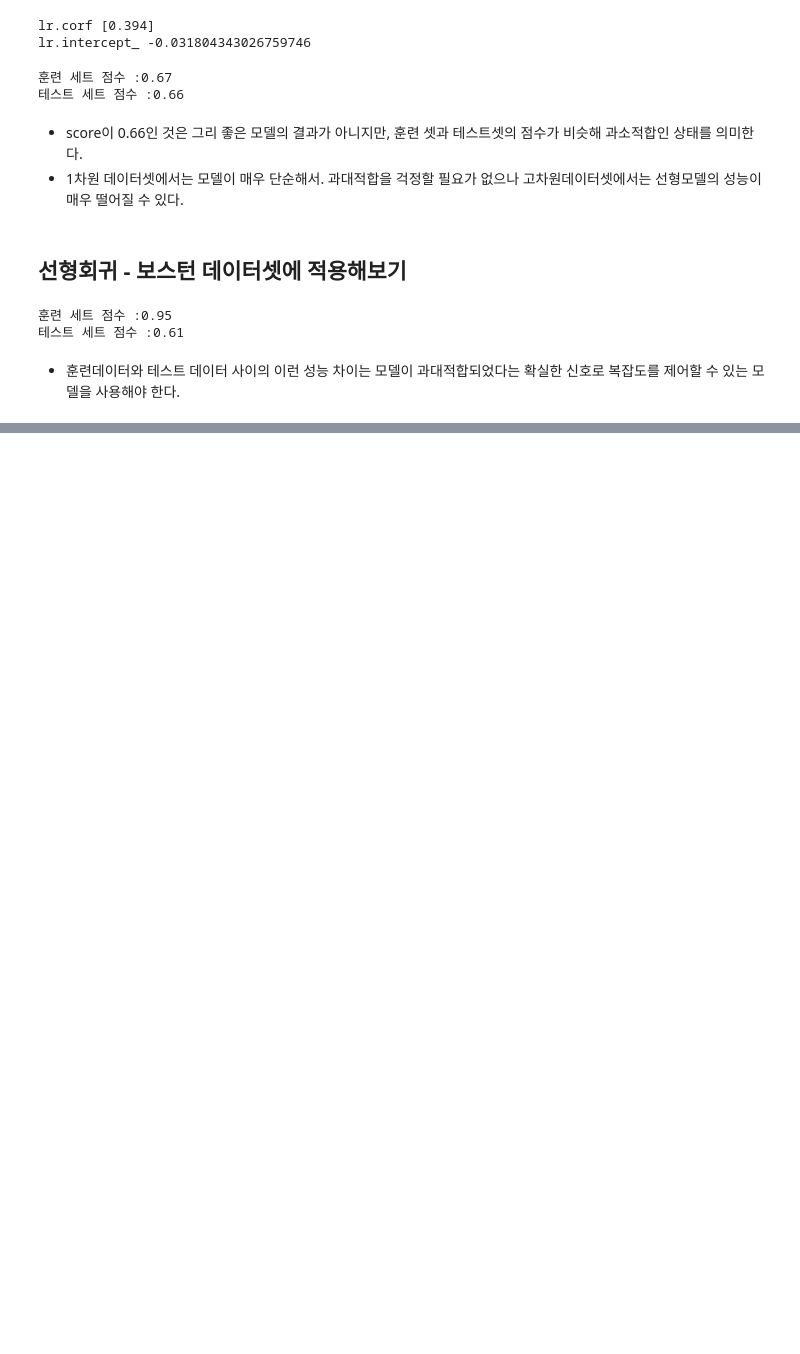
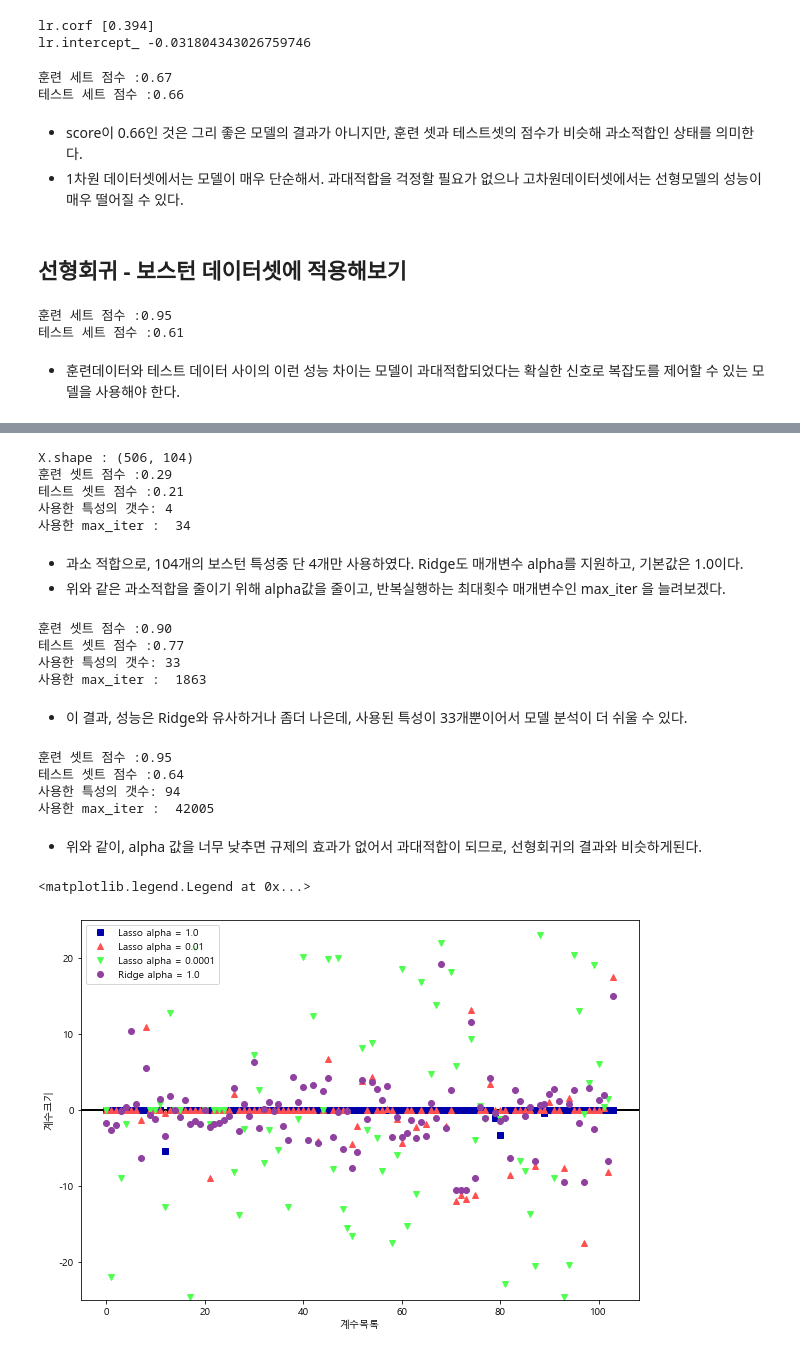
Before and after one commit to pentagram5/Machine_Learning-scikit_learn, a Jupyter notebook: Machine_Learning_02. 지도학습.ipynb, the cells around one changed output, grey strips where cells are left out. Drawn from its saved outputs; the diff is of its cells as text; code cells hidden in the pictures; blank space fills up the shorter version.

```diff
--- a/Machine_Learning_02. 지도학습.ipynb
+++ b/Machine_Learning_02. 지도학습.ipynb
@@ -318,0 +391,61 @@ print('테스트 세트 점수 :{:.2f}'.format(lr.score(X_test, y_test)))
+# %%
+from sklearn.linear_model import Lasso
+
+lasso = Lasso().fit(X_train, y_train)
+print("X.shape :", X.shape)
+
+print("훈련 셋트 점수 :{:.2f}".format(lasso.score(X_train, y_train)))
+print("테스트 셋트 점수 :{:.2f}".format(lasso.score(X_test, y_test)))
+print('사용한 특성의 갯수:', np.sum(lasso.coef_ != 0))
+print('사용한 max_iter : ', lasso.n_iter_)
+# %% [output]
+X.shape : (506, 104)
+훈련 셋트 점수 :0.29
+테스트 셋트 점수 :0.21
+사용한 특성의 갯수: 4
+사용한 max_iter :  34
+# %% [markdown]
+* 과소 적합으로, 104개의 보스턴 특성중 단 4개만 사용하였다. Ridge도 매개변수 alpha를 지원하고, 기본값은 1.0이다.
+* 위와 같은 과소적합을 줄이기 위해 alpha값을 줄이고, 반복실행하는 최대횟수 매개변수인 max_iter 을 늘려보겠다.
+# %%
+lasso001 = Lasso(alpha = 0.01, max_iter=100000).fit(X_train, y_train)
+print("훈련 셋트 점수 :{:.2f}".format(lasso001.score(X_train, y_train)))
+print("테스트 셋트 점수 :{:.2f}".format(lasso001.score(X_test, y_test)))
+print('사용한 특성의 갯수:', np.sum(lasso001.coef_ != 0))
+print('사용한 max_iter : ', lasso001.n_iter_)
+# %% [output]
+훈련 셋트 점수 :0.90
+테스트 셋트 점수 :0.77
+사용한 특성의 갯수: 33
+사용한 max_iter :  1863
+# %% [markdown]
+* 이 결과, 성능은 Ridge와 유사하거나 좀더 나은데, 사용된 특성이 33개뿐이어서 모델 분석이 더 쉬울 수 있다.
+# %%
+lasso00001 = Lasso(alpha = 0.0001, max_iter=100000).fit(X_train, y_train)
+print("훈련 셋트 점수 :{:.2f}".format(lasso00001.score(X_train, y_train)))
+print("테스트 셋트 점수 :{:.2f}".format(lasso00001.score(X_test, y_test)))
+print('사용한 특성의 갯수:', np.sum(lasso00001.coef_ != 0))
+print('사용한 max_iter : ', lasso00001.n_iter_)
+# %% [output]
+훈련 셋트 점수 :0.95
+테스트 셋트 점수 :0.64
+사용한 특성의 갯수: 94
+사용한 max_iter :  42005
+# %% [markdown]
+* 위와 같이, alpha 값을 너무 낮추면 규제의 효과가 없어서 과대적합이 되므로, 선형회귀의 결과와 비슷하게된다.
+# %%
+plt.subplots(figsize = (10,7))
+plt.plot(lasso.coef_,'s', label = 'Lasso alpha = 1.0')# coef_ 은 속성(w)을 의미
+plt.plot(lasso001.coef_,'^', label = 'Lasso alpha = 0.01')
+plt.plot(lasso00001.coef_,'v', label = 'Lasso alpha = 0.0001')
+plt.plot(ridge01.coef_,'o', label = 'Ridge alpha = 1.0')
+plt.xlabel('계수목록')
+plt.ylabel('계수크기')
+xlims = plt.xlim()
+plt.hlines(0, xlims[0], xlims[1])
+plt.xlim(xlims)
+plt.ylim(-25,25)
+plt.legend()
+# %% [output]
+<matplotlib.legend.Legend at 0x...>
+[figure, added]
```
Also changed, not shown: parts of 28 cells of this notebook, 2 other files.
